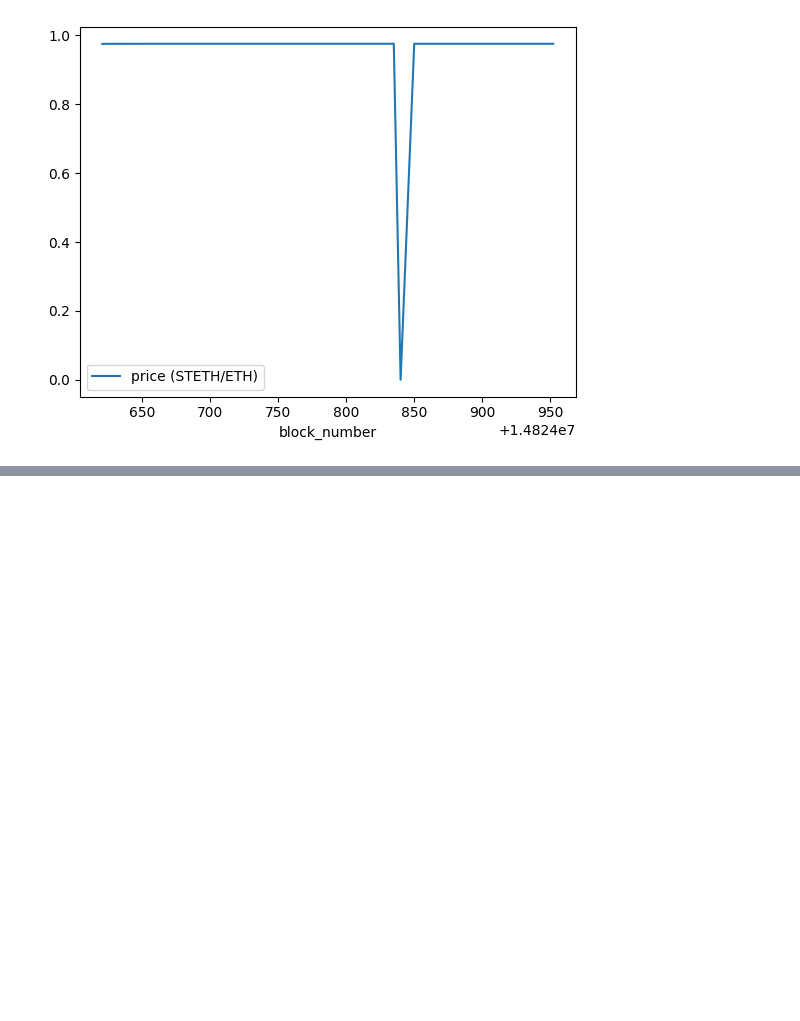
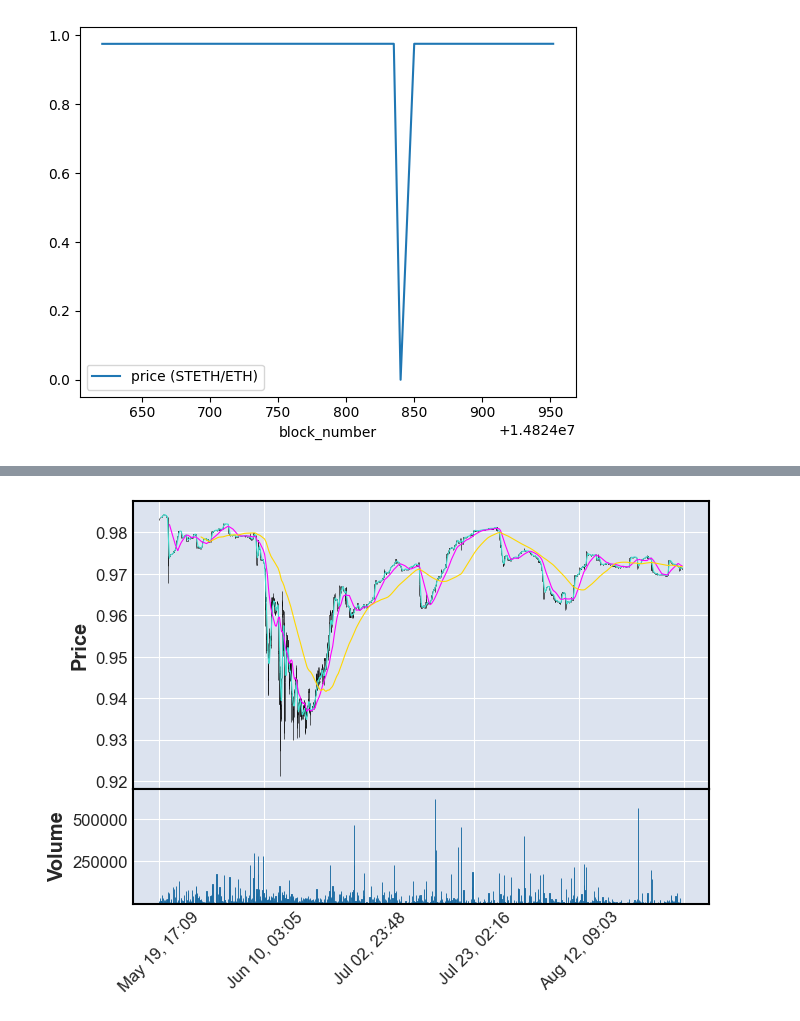
Before and after one commit to fmrmf/hello-ape, a Jupyter notebook: console/hello-ape.ipynb, the cells around one changed output, grey strips where cells are left out. Saved outputs shown, nothing was run; the diff lists cells and outputs as text; code cells hidden in the pictures; blank space fills up the shorter version.

```diff
--- a/console/hello-ape.ipynb
+++ b/console/hello-ape.ipynb
@@ -381,2 +387,5 @@ query_swaps_candled.plot(y='volume_coin0', color='g', ax=ax[1], label='volume (E
 # %%
-# TODO: also, instead of just mean, should do ohlc since that'd be dope to plot :o
+# get the timestamps every 24 candles (~ 24h) and interpolate the rest (SEE banteg gist again)
+# NOTE: include last block in index for interp to work properly
+T = 24
+blocks = query_swaps_candled.index[::24].to_list() + [query_swaps_candled.index[-1]]
@@ -382,0 +397,3 @@ query_swaps_candled.plot(y='volume_coin0', color='g', ax=ax[1], label='volume (E
+# %%
+query_swaps_candled['timestamp'] = pd.to_datetime(np.interp(query_swaps_candled.index, blocks, timestamps) * 1e9)
+query_swaps_candled
@@ -382,0 +416,12 @@ query_swaps_candled.plot(y='volume_coin0', color='g', ax=ax[1], label='volume (E
+# %%
+# put data into new df for ohlcv with 1h candles
+query_swaps_ohlcv = pd.DataFrame({
+    'Open': query_swaps_candled['price (STETH/ETH)']['first'],
+    'High': query_swaps_candled['price (STETH/ETH)']['max'],
+    'Low': query_swaps_candled['price (STETH/ETH)']['min'],
+    'Close': query_swaps_candled['price (STETH/ETH)']['last'],
+    'Volume': query_swaps_candled['volume_coin0']['sum'],
+    'Date': query_swaps_candled['timestamp']
+})
+query_swaps_ohlcv = query_swaps_ohlcv.set_index('Date')
+query_swaps_ohlcv
@@ -382,0 +443,5 @@ query_swaps_candled.plot(y='volume_coin0', color='g', ax=ax[1], label='volume (E
+# %%
+# oooooo fancy :)
+mpf.plot(query_swaps_ohlcv, warn_too_much_data=2500, type='candle', mav=(10, 50, 200), volume=True)
+# %% [output]
+[figure, added]
```
Also changed, not shown: parts of 24 cells of this notebook, 1 other file.
